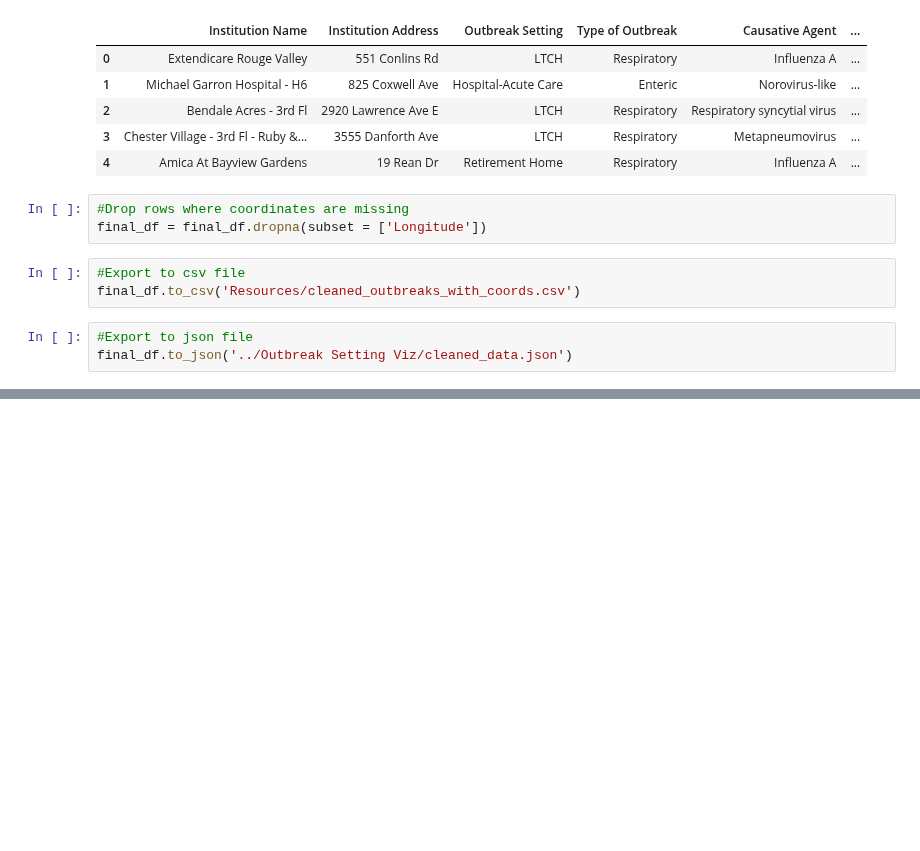
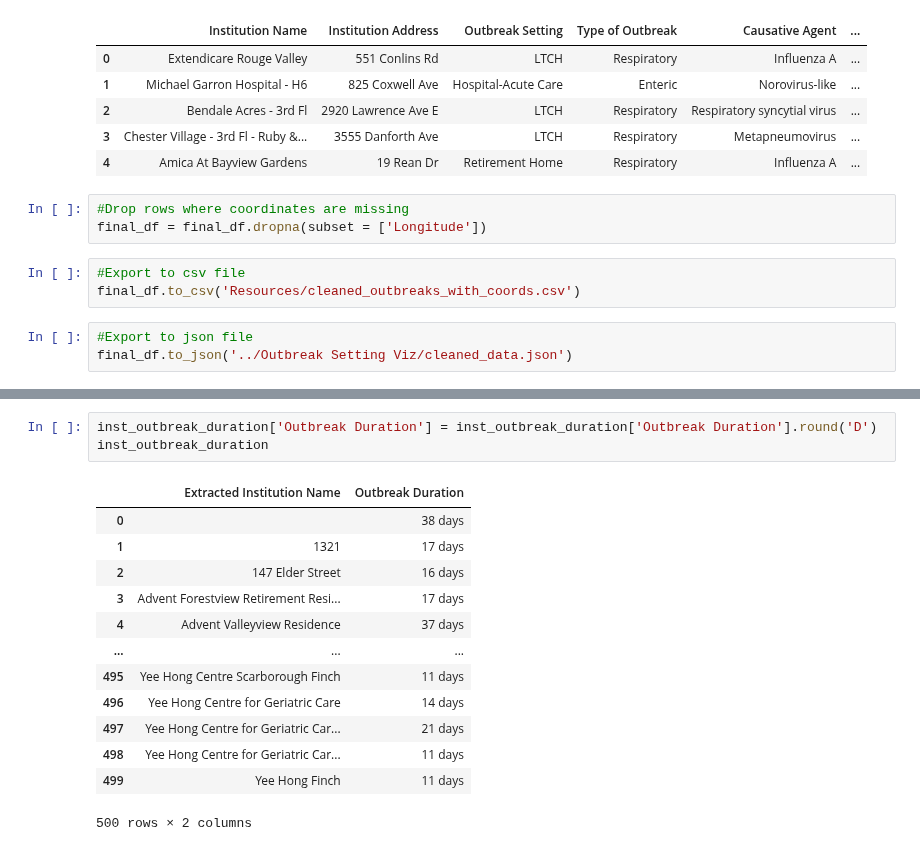
Before and after one commit to pannann/Project-3_Group-7, a Jupyter notebook: ETL/outbreaks_cleaning.ipynb, the cells around one changed output, grey strips where cells are left out. Cells and saved outputs as stored; diff of their text form; blank space fills up the shorter version.

```diff
--- a/ETL/outbreaks_cleaning.ipynb
+++ b/ETL/outbreaks_cleaning.ipynb
@@ -1022,0 +1245,17 @@ final_df.to_json('../Outbreak Setting Viz/cleaned_data.json')
+# %%
+inst_outbreak_duration['Outbreak Duration'] = inst_outbreak_duration['Outbreak Duration'].round('D')
+inst_outbreak_duration
+# %% [output]
+|  | Extracted Institution Name | Outbreak Duration |
+| 0 |  | 38 days |
+| 1 | 1321 | 17 days |
+| 2 | 147 Elder Street | 16 days |
+| 3 | Advent Forestview Retirement Resi... | 17 days |
+| 4 | Advent Valleyview Residence | 37 days |
+| ... | ... | ... |
+| 495 | Yee Hong Centre Scarborough Finch | 11 days |
+| 496 | Yee Hong Centre for Geriatric Care | 14 days |
+| 497 | Yee Hong Centre for Geriatric Car... | 21 days |
+| 498 | Yee Hong Centre for Geriatric Car... | 11 days |
+| 499 | Yee Hong Finch | 11 days |
+500 rows × 2 columns
```
Also changed, not shown: parts of 30 cells of this notebook, 7 other files.
